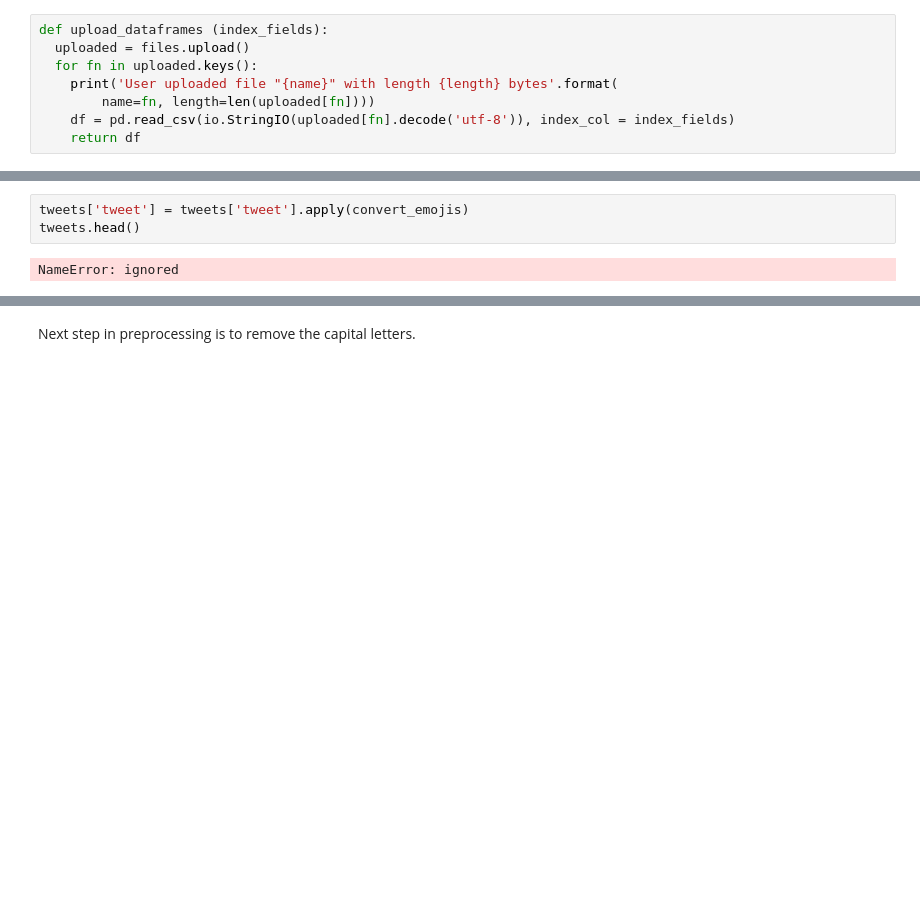
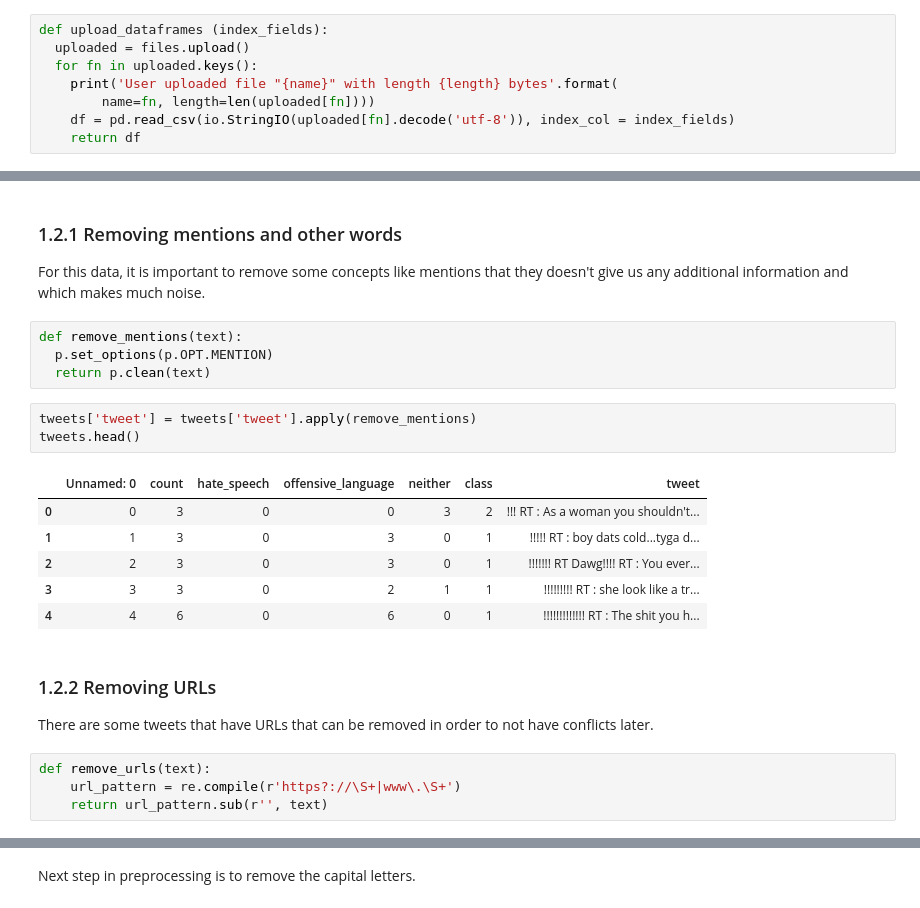
Before and after one commit to raulbs7/Machine-Learning-Techniques-Project, a Jupyter notebook: NLP_Supervised_Project/NLP_Hatred_Tweets.ipynb, the cells around one changed output, grey strips where cells are left out. Saved outputs shown, nothing was run; the diff lists cells and outputs as text; blank space fills up the shorter version.

```diff
--- a/NLP_Supervised_Project/NLP_Hatred_Tweets.ipynb
+++ b/NLP_Supervised_Project/NLP_Hatred_Tweets.ipynb
@@ -81,5 +91,24 @@ def convert_emojis(text):
+# %% [markdown]
+### 1.2.1 Removing mentions and other words
+For this data, it is important to remove some concepts like mentions that they doesn't give us any additional information and which makes much noise.
+# %%
+def remove_mentions(text):
+  p.set_options(p.OPT.MENTION)
+  return p.clean(text)
 # %%
-tweets['tweet'] = tweets['tweet'].apply(convert_emojis)
+tweets['tweet'] = tweets['tweet'].apply(remove_mentions)
 tweets.head()
 # %% [output]
-NameError: ignored
+|  | Unnamed: 0 | count | hate_speech | offensive_language | neither | class | tweet |
+| 0 | 0 | 3 | 0 | 0 | 3 | 2 | !!! RT : As a woman you shouldn't... |
+| 1 | 1 | 3 | 0 | 3 | 0 | 1 | !!!!! RT : boy dats cold...tyga d... |
+| 2 | 2 | 3 | 0 | 3 | 0 | 1 | !!!!!!! RT Dawg!!!! RT : You ever... |
+| 3 | 3 | 3 | 0 | 2 | 1 | 1 | !!!!!!!!! RT : she look like a tr... |
+| 4 | 4 | 6 | 0 | 6 | 0 | 1 | !!!!!!!!!!!!! RT : The shit you h... |
+# %% [markdown]
+### 1.2.2 Removing URLs
+There are some tweets that have URLs that can be removed in order to not have conflicts later.
+# %%
+def remove_urls(text):
+    url_pattern = re.compile(r'https?://\S+|www\.\S+')
+    return url_pattern.sub(r'', text)
```
Also changed, not shown: parts of 54 cells of this notebook.
